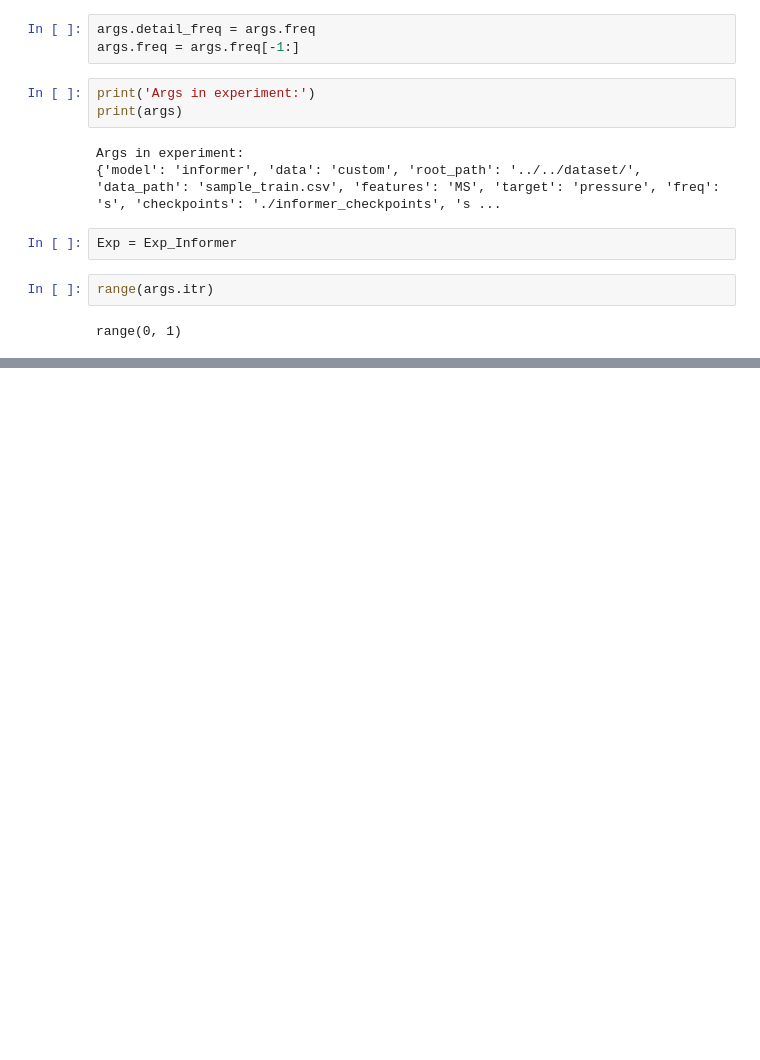
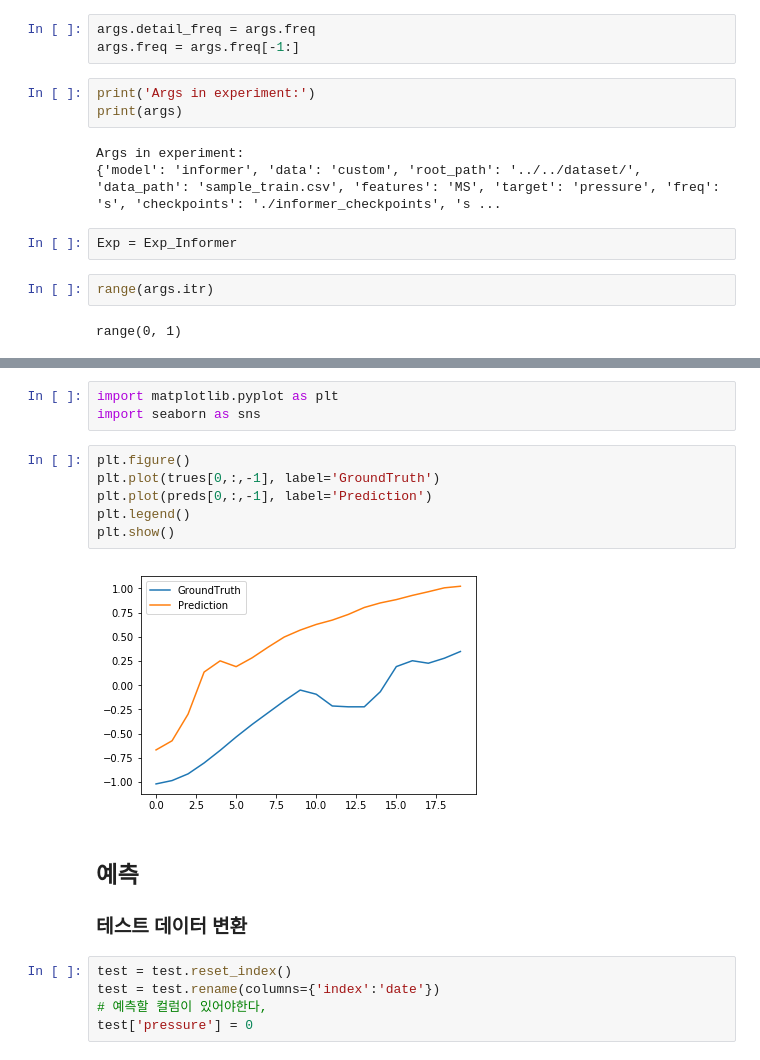
Before and after one commit to K-107/Ventilator_Pressure_Prediction, a Jupyter notebook: jonghee.ipynb, the cells around one changed output, grey strips where cells are left out. Cells and saved outputs as stored; diff of their text form; blank space fills up the shorter version.

```diff
--- a/jonghee.ipynb
+++ b/jonghee.ipynb
@@ -359,0 +396,20 @@ https://gooopy.tistory.com/68
+# %%
+import matplotlib.pyplot as plt
+import seaborn as sns
+# %%
+plt.figure()
+plt.plot(trues[0,:,-1], label='GroundTruth')
+plt.plot(preds[0,:,-1], label='Prediction')
+plt.legend()
+plt.show()
+# %% [output]
+[figure, added]
+# %% [markdown]
+## 예측
+
+### 테스트 데이터 변환
+# %%
+test = test.reset_index()
+test = test.rename(columns={'index':'date'})
+# 예측할 컬럼이 있어야한다,
+test['pressure'] = 0
```
Also changed, not shown: parts of 53 cells of this notebook.
